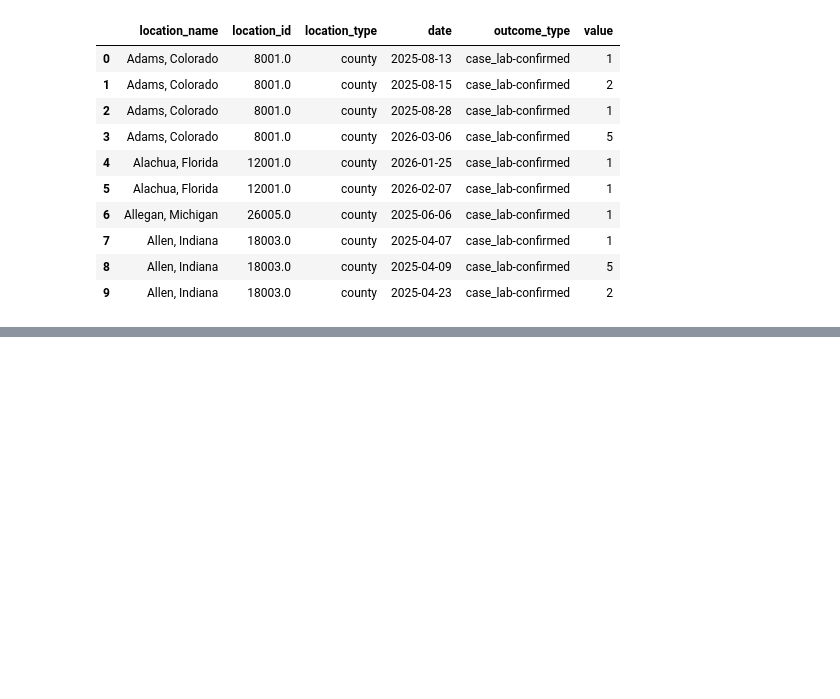
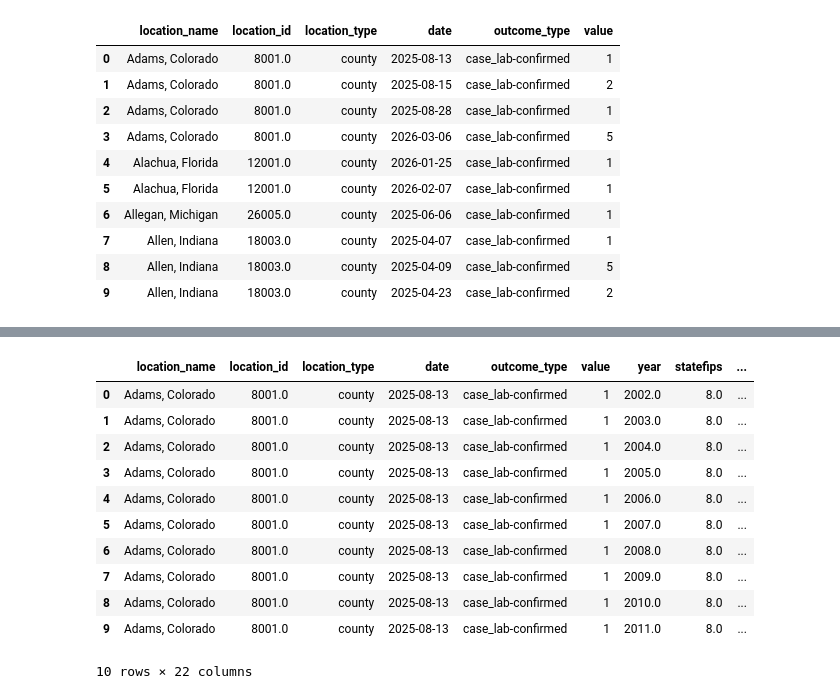
Before and after one commit to Megan-Chastain1/Measles_Early_Warning, a Jupyter notebook: Notebook/Measles.ipynb, the cells around one changed output, grey strips where cells are left out. Cells and saved outputs as stored; diff of their text form; code cells hidden in the pictures; blank space fills up the shorter version.

```diff
--- a/Notebook/Measles.ipynb
+++ b/Notebook/Measles.ipynb
@@ -59,0 +142,28 @@ measles.head(10)
+# %%
+# Quick conceptual merge in pandas
+import pandas as pd
+
+measles = pd.read_csv("../data/measles_county_all_updates.csv")
+census = pd.read_csv("../data/county_demographics.csv")
+
+# Ensure FIPS codes are padded strings (e.g., '01001' instead of 1001) to prevent data loss
+measles['location_id'] = measles['location_id'].astype(str).str.zfill(5)
+census['location_id'] = census['location_id'].astype(str).str.zfill(5)
+
+# Merge datasets
+df = pd.merge(measles, census, on='location_id', how='left')
+# %%
+df.head(10)
+# %% [output]
+|  | location_name | location_id | location_type | date | outcome_type | value | year | statefips | ... |
+| 0 | Adams, Colorado | 8001.0 | county | 2025-08-13 | case_lab-confirmed | 1 | 2002.0 | 8.0 | ... |
+| 1 | Adams, Colorado | 8001.0 | county | 2025-08-13 | case_lab-confirmed | 1 | 2003.0 | 8.0 | ... |
+| 2 | Adams, Colorado | 8001.0 | county | 2025-08-13 | case_lab-confirmed | 1 | 2004.0 | 8.0 | ... |
+| 3 | Adams, Colorado | 8001.0 | county | 2025-08-13 | case_lab-confirmed | 1 | 2005.0 | 8.0 | ... |
+| 4 | Adams, Colorado | 8001.0 | county | 2025-08-13 | case_lab-confirmed | 1 | 2006.0 | 8.0 | ... |
+| 5 | Adams, Colorado | 8001.0 | county | 2025-08-13 | case_lab-confirmed | 1 | 2007.0 | 8.0 | ... |
+| 6 | Adams, Colorado | 8001.0 | county | 2025-08-13 | case_lab-confirmed | 1 | 2008.0 | 8.0 | ... |
+| 7 | Adams, Colorado | 8001.0 | county | 2025-08-13 | case_lab-confirmed | 1 | 2009.0 | 8.0 | ... |
+| 8 | Adams, Colorado | 8001.0 | county | 2025-08-13 | case_lab-confirmed | 1 | 2010.0 | 8.0 | ... |
+| 9 | Adams, Colorado | 8001.0 | county | 2025-08-13 | case_lab-confirmed | 1 | 2011.0 | 8.0 | ... |
+10 rows × 22 columns
```
Also changed, not shown: parts of 9 cells of this notebook, 1 other file.
